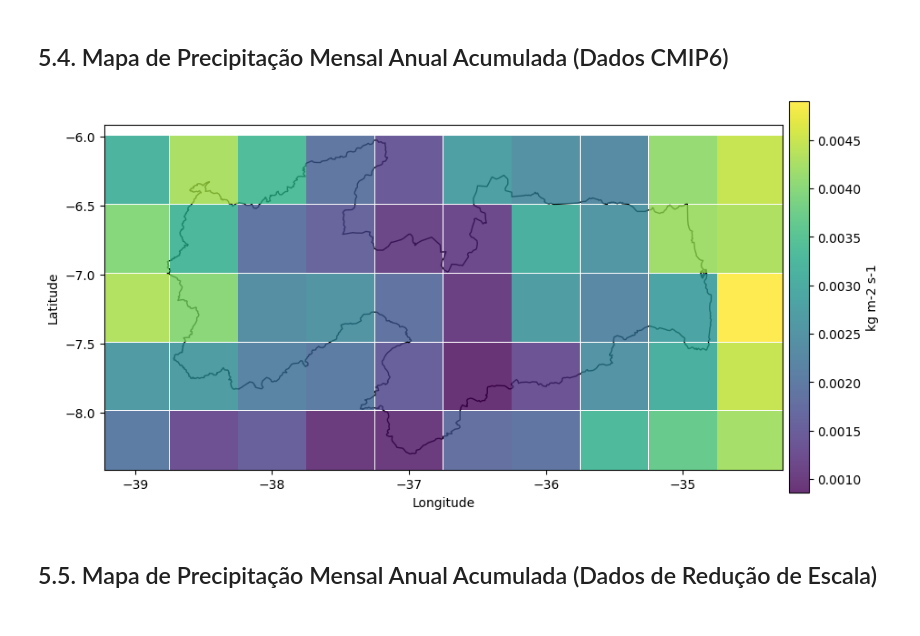
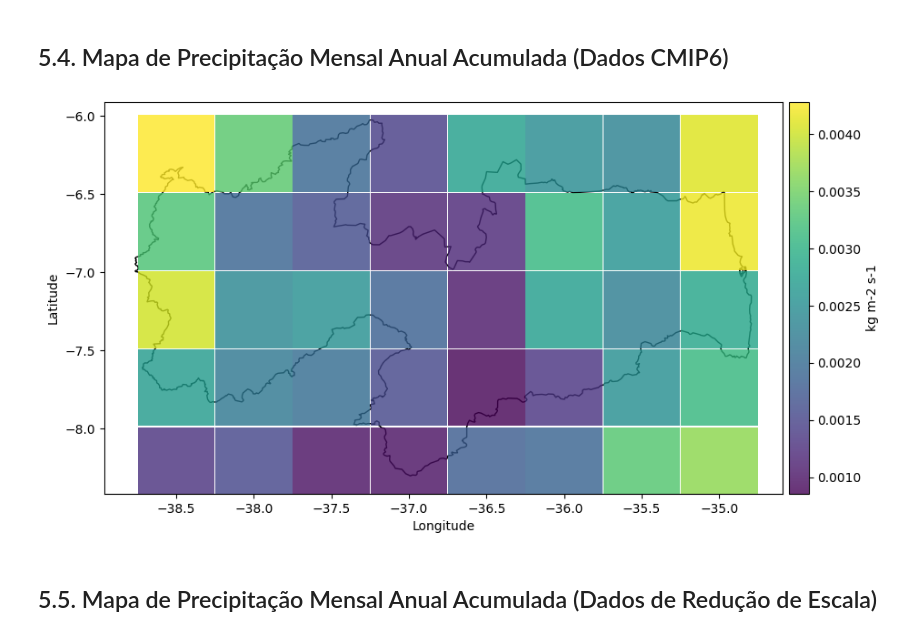
Before and after one commit to alexandre11aa/rainscale, a Jupyter notebook: case_study/notebooks/5_charts.ipynb, the cells around one changed output. Drawn from its saved outputs; the diff is of its cells as text; code cells hidden in the pictures.

```diff
--- a/case_study/notebooks/5_charts.ipynb
+++ b/case_study/notebooks/5_charts.ipynb
@@ -155,12 +155,17 @@ grafico_de_chuvas(df_aesa_sum, 'pr_local', 'Milímetros', 10)
 # %%
 # Carregar os dados
 df_cmip6_sum = pd.read_csv('../datas/interim/1.3.2_cmip6_database_create/pr_day_CNRM-CM6-1-HR_ssp585_r1i1p1f2_gr_19940101-21001231_sum.csv')
+df_aesa_sum = pd.read_csv("../datas/interim/2.3.1_aesa_database_create/aesa_1994-2023_mon_sum.csv")
+
 df_cmip6_sum['lon'] = df_cmip6_sum['lon'] - 360
+df_cmip6_sum = df_cmip6_sum[(df_cmip6_sum['lon'] <= df_aesa_sum['lon'].max()) &
+                            (df_cmip6_sum['lon'] >= df_aesa_sum['lon'].min())]
+
 df_cmip6_sum = df_cmip6_sum[(df_cmip6_sum['ano'] == 2023) & (df_cmip6_sum['mes'] == 1)]
 
-grafico_de_chuvas(df_cmip6_sum, 'pr', 'kg m-2 s-1', 2900, 'quadrado')
+grafico_de_chuvas(df_cmip6_sum, 'pr', 'kg m-2 s-1', 3700, 'quadrado')
 # %% [output]
-[figure, old version]
+[figure, new version]
 # %% [markdown]
 ## 5.5. Mapa de Precipitação Mensal Anual Acumulada (Dados de Redução de Escala)
 # %%
```
Also changed, not shown: parts of 1 cell of this notebook, 13 other files.
